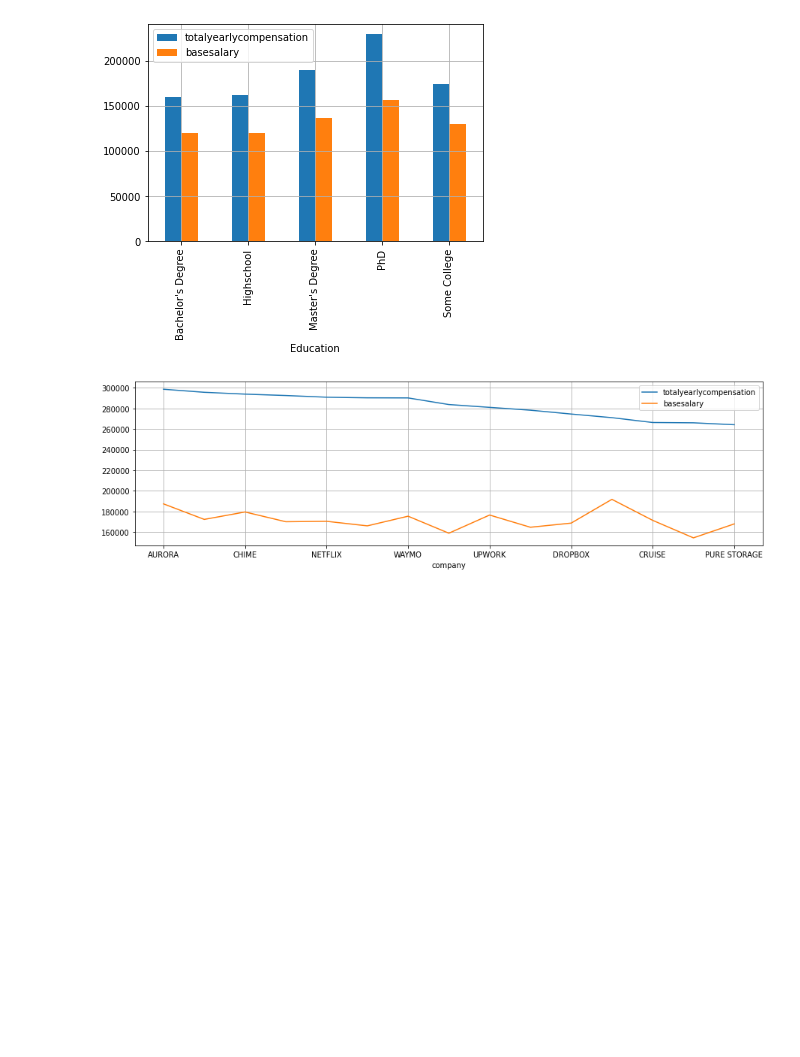
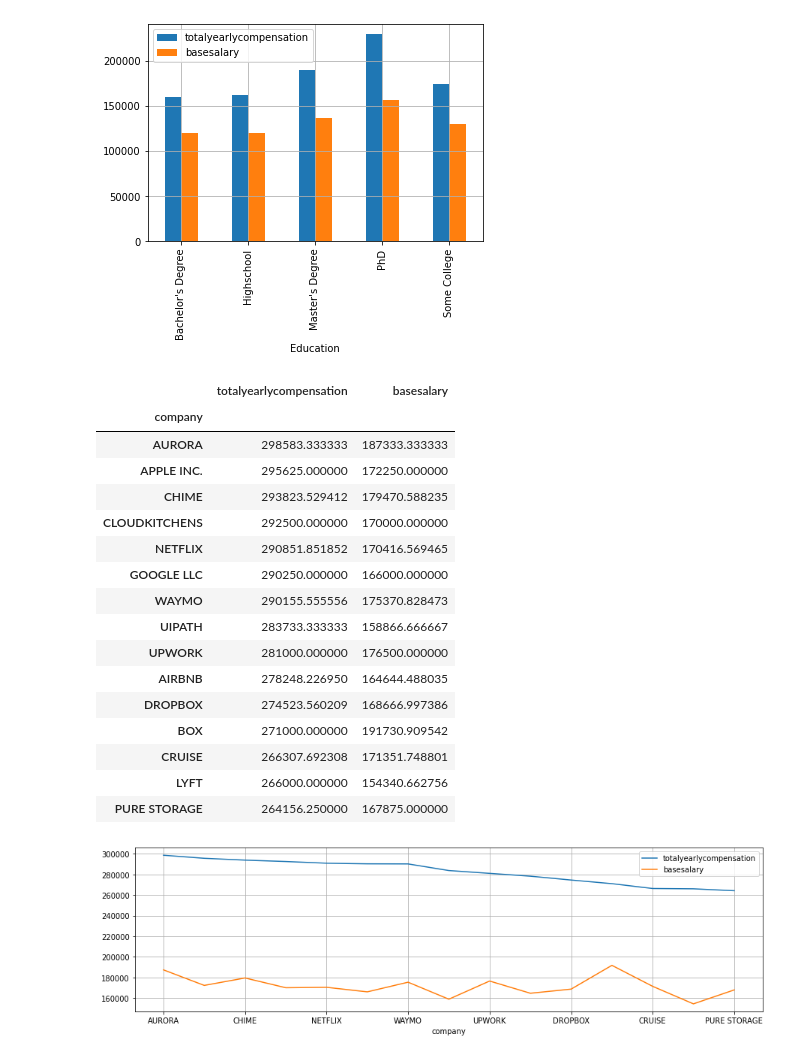
Before and after one commit to jspm07/PythonAnalytics, a Jupyter notebook: src/eda1.ipynb, the cells around one changed output. Cells and saved outputs as stored; diff of their text form; code cells hidden in the pictures; blank space fills up the shorter version.

```diff
--- a/src/eda1.ipynb
+++ b/src/eda1.ipynb
@@ -67,6 +69,26 @@ df_education.iloc[[0,1,2,4,5]].plot.bar().grid()
 #Según la empresa
 df_empresa = df.groupby('company').agg({"totalyearlycompensation":"mean", "basesalary":"mean"})
 top_15_empresa = df_empresa.sort_values(by=['totalyearlycompensation'],ascending = False).head(15)
+# %%
+top_15_empresa
+# %% [output]
+|  | totalyearlycompensation | basesalary |
+| company |  |  |
+| AURORA | 298583.333333 | 187333.333333 |
+| APPLE INC. | 295625.000000 | 172250.000000 |
+| CHIME | 293823.529412 | 179470.588235 |
+| CLOUDKITCHENS | 292500.000000 | 170000.000000 |
+| NETFLIX | 290851.851852 | 170416.569465 |
+| GOOGLE LLC | 290250.000000 | 166000.000000 |
+| WAYMO | 290155.555556 | 175370.828473 |
+| UIPATH | 283733.333333 | 158866.666667 |
+| UPWORK | 281000.000000 | 176500.000000 |
+| AIRBNB | 278248.226950 | 164644.488035 |
+| DROPBOX | 274523.560209 | 168666.997386 |
+| BOX | 271000.000000 | 191730.909542 |
+| CRUISE | 266307.692308 | 171351.748801 |
+| LYFT | 266000.000000 | 154340.662756 |
+| PURE STORAGE | 264156.250000 | 167875.000000 |
 # %%
 #Top 15 de empresas que más pagan en este rubro
 top_15_empresa.plot.line(figsize = (15, 4)).grid()
```
Also changed, not shown: parts of 13 cells of this notebook.
